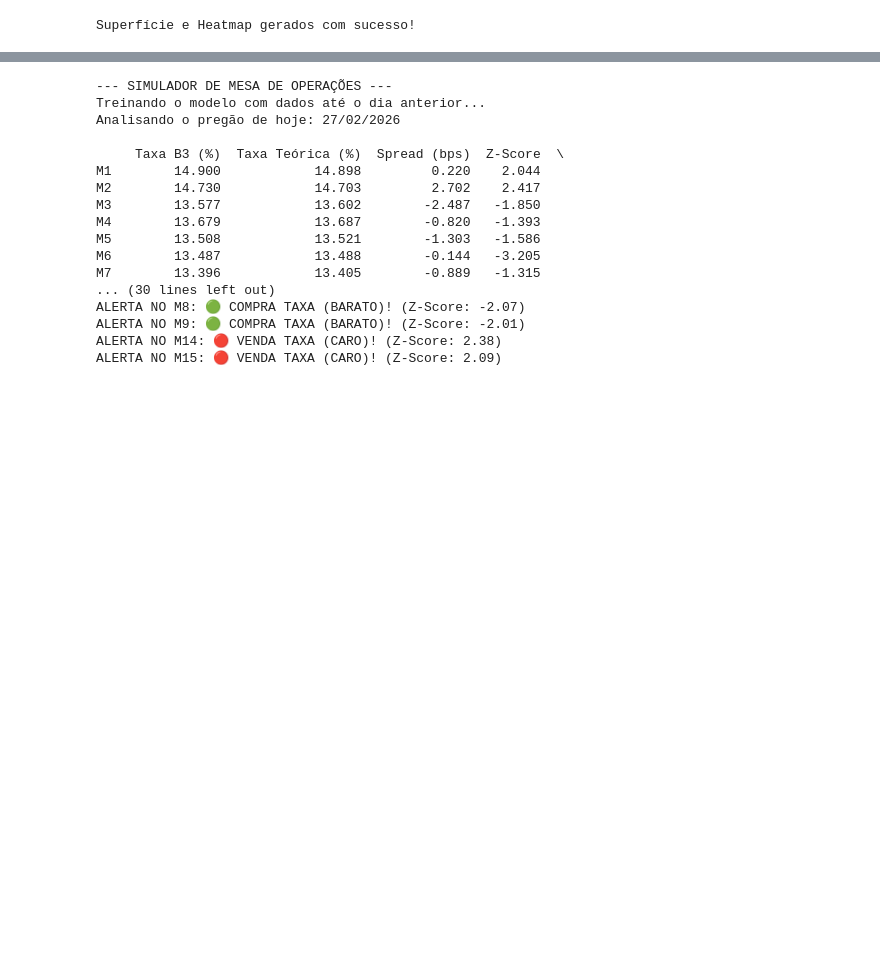
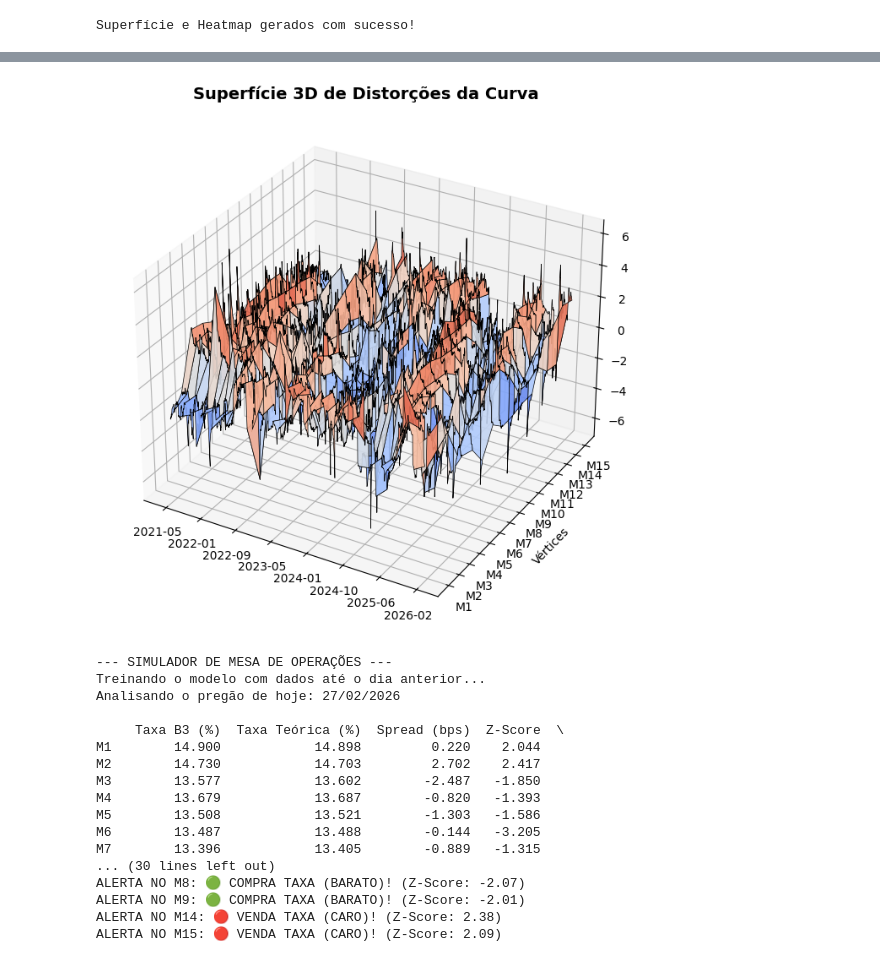
Before and after one commit to adrianfilipe/artigo_di, a Jupyter notebook: code.ipynb, the cells around one changed output, grey strips where cells are left out. Cells and saved outputs as stored; diff of their text form; code cells hidden in the pictures; blank space fills up the shorter version.

```diff
--- a/code.ipynb
+++ b/code.ipynb
@@ -207,3 +252,19 @@ Superfície e Heatmap gerados com sucesso!
+# %%
+from mpl_toolkits.mplot3d import Axes3D
+fig = plt.figure(figsize=(8, 10))
+ax = fig.add_subplot(111, projection='3d')
+surf = ax.plot_surface(X, Y, Z, cmap='coolwarm', vmin=-3, vmax=3, linewidth=0.5, edgecolors='k', alpha=0.9)
+ax.set_yticks(Y_verts)
+ax.set_yticklabels(df_z_clean.columns)
+ax.xaxis.set_major_formatter(mdates.DateFormatter('%Y-%m'))
+ax.set_title('Superfície 3D de Distorções da Curva', fontsize=14, fontweight='bold')
+ax.set_ylabel('Vértices')
+ax.set_zlabel('Z-Score')
+fig.tight_layout()
+plt.savefig('Figures/superficie.png', dpi=300, bbox_inches='tight')
+plt.show()
+# %% [output]
+[figure, added]
 # %%
 import pandas as pd
 import numpy as np
```
Also changed, not shown: parts of 4 cells of this notebook, 4 other files.
